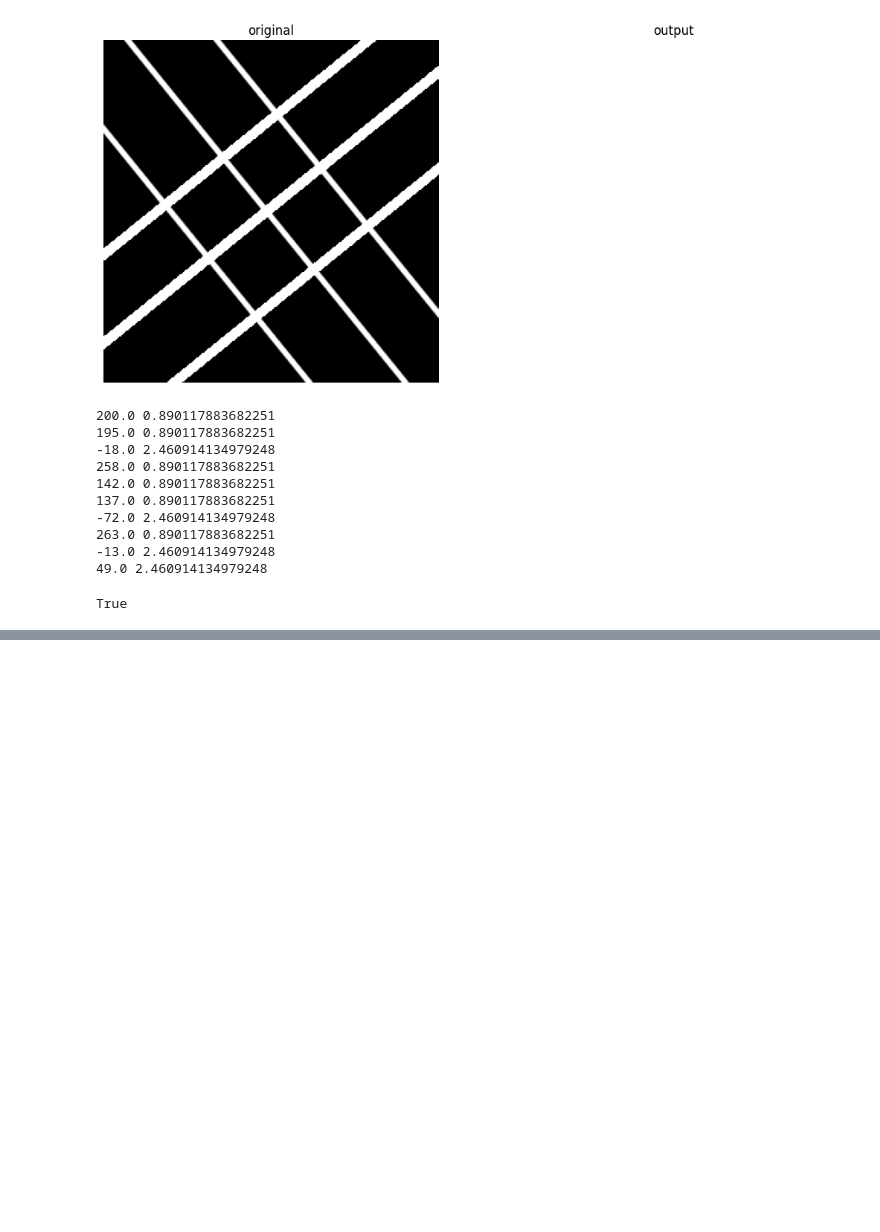
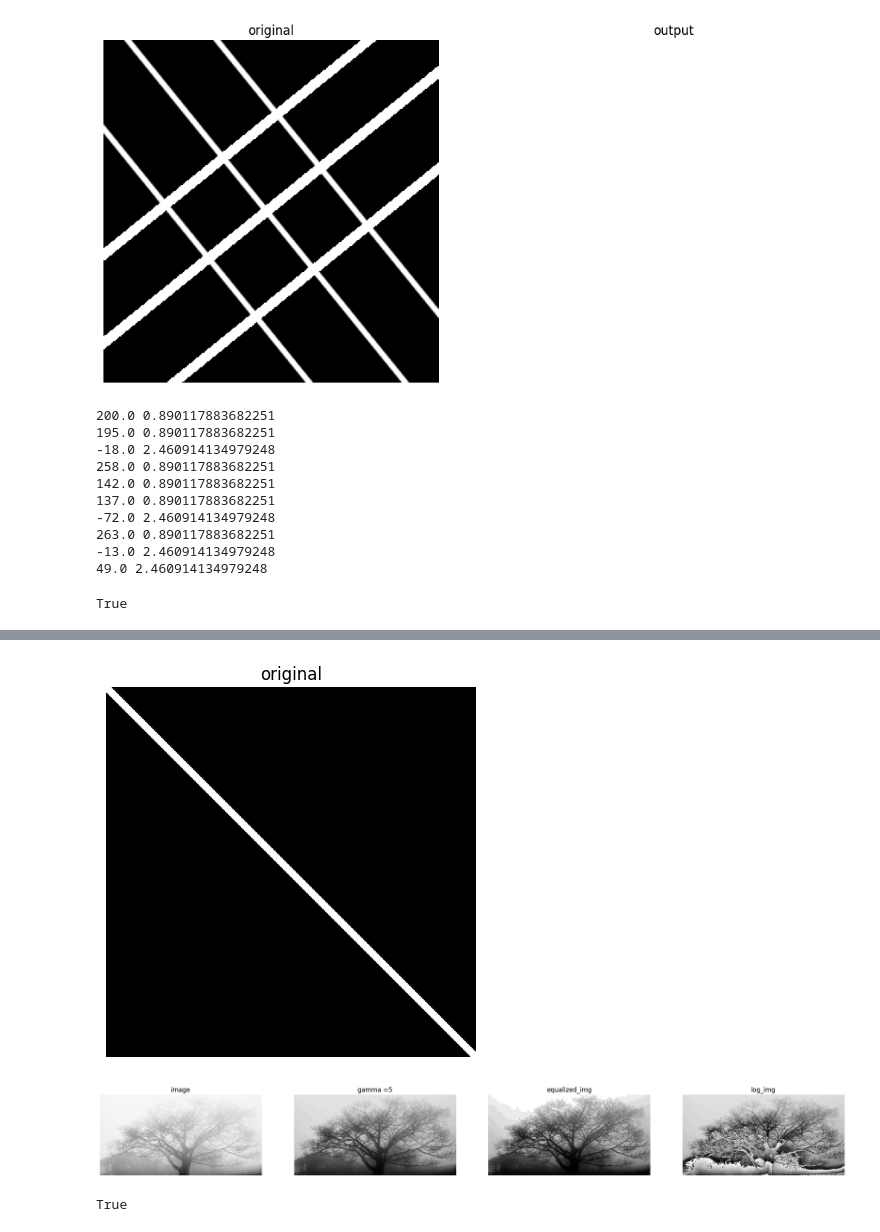
Before and after one commit to Ahmed-Hodhod/Grades-Sheet-OCR, a Jupyter notebook: Lab_Exam/ModelB/labB.ipynb, the cells around one changed output, grey strips where cells are left out. Saved outputs shown, nothing was run; the diff lists cells and outputs as text; code cells hidden in the pictures; blank space fills up the shorter version.

```diff
--- a/Lab_Exam/ModelB/labB.ipynb
+++ b/Lab_Exam/ModelB/labB.ipynb
@@ -132,0 +133,59 @@ plt.show()
+# %%
+img = np.zeros((255, 255))
+cv2.line(img, (0, 0), (255, 255), (250,250,0), 3)
+
+show_images([img], ['original'])
+# %% [output]
+[figure, added]
+# %%
+
+image=cv2.imread('Q3.jpg')
+image = cv2.cvtColor(image, cv2.COLOR_BGR2GRAY)
+
+
+hist, bins = exposure.histogram(image)
+#plt.plot(hist)
+#plt.show()
+
+
+# apply  gamma correction
+gamma = 5
+gamma_img = np.copy(image)
+gamma_img = exposure.adjust_gamma(gamma_img, gamma)
+
+
+#apply histogram equalization
+equalized_img = exposure.equalize_hist(image)
+
+negative_img = np.copy(image)
+negative_img[negative_img < 180] = 0
+
+#   apply logrithmic enhancement
+log_img = np.copy(image)
+log_img = exposure.adjust_log(log_img,6 )
+
+show_images([image,gamma_img,equalized_img,log_img], ['image','gamma =5','equalized_img','log_img'])
+# %% [output]
+[figure, added]
+# %%
+import cv2
+
+# Load the image
+img = cv2.imread('Q4.jpg')
+
+
+# Split the image into Y, Cr, and Cb channels
+b, g, r = cv2.split(img)
+
+# Apply histogram equalization to the Y channel
+r_eq = cv2.equalizeHist(r)
+
+# Merge the equalized Y channel back with the Cr and Cb channels
+img_y_cr_cb_eq = cv2.merge((r_eq, g, b))
+
+# Convert the image back to BGR color space
+img_eq = cv2.cvtColor(img_y_cr_cb_eq, cv2.COLOR_YCrCb2BGR)
+
+cv2.imwrite('Q4_output.jpg', img_eq)
+# %% [output]
+True
```
Also changed, not shown: parts of 3 cells of this notebook, 5 other files.
